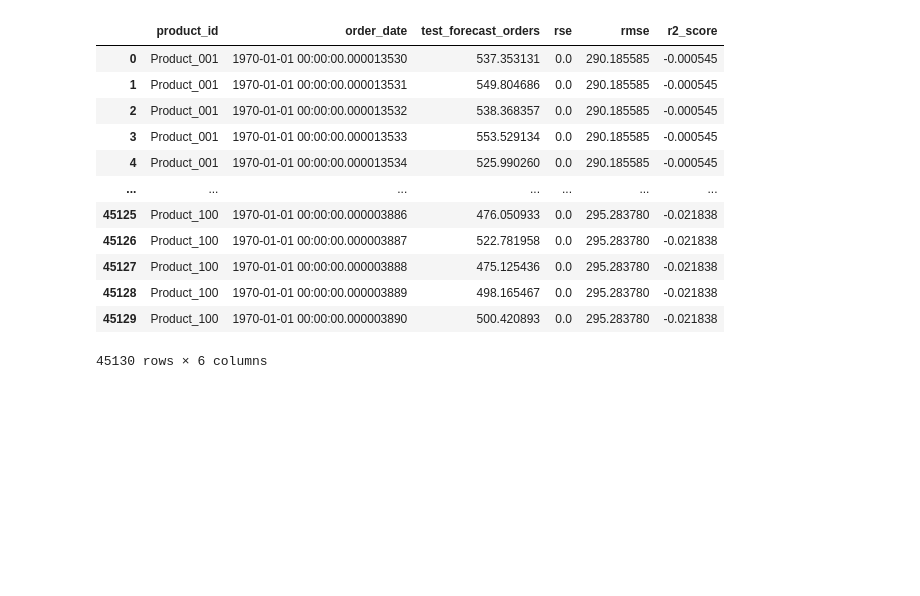
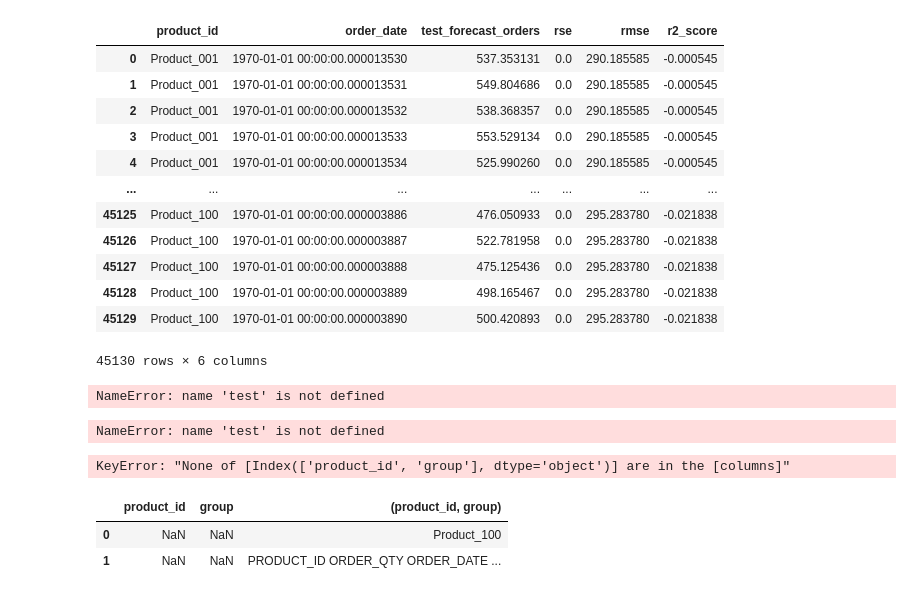
Before and after one commit to diptibhunde/ManufacturingRepo, a Jupyter notebook: Saiteja/Untitled.ipynb, the cells around one changed output. Cells and saved outputs as stored; diff of their text form; code cells hidden in the pictures; blank space fills up the shorter version.

```diff
--- a/Saiteja/Untitled.ipynb
+++ b/Saiteja/Untitled.ipynb
@@ -265,3 +265,28 @@ test_results
 | 45128 | Product_100 | 1970-01-01 00:00:00.000003889 | 498.165467 | 0.0 | 295.283780 | -0.021838 |
 | 45129 | Product_100 | 1970-01-01 00:00:00.000003890 | 500.420893 | 0.0 | 295.283780 | -0.021838 |
 45130 rows × 6 columns
+# %%
+for product_id, group in grouped_data:
+    test[product_id,group]=product_id,group
+# %% [output]
+NameError: name 'test' is not defined
+# %%
+test[product_id,group]
+# %% [output]
+NameError: name 'test' is not defined
+# %%
+test = df[['product_id','group']]
+# %% [output]
+KeyError: "None of [Index(['product_id', 'group'], dtype='object')] are in the [columns]"
+# %%
+# Initialize an empty DataFrame for forecast results
+test = pd.DataFrame(columns=['product_id','group'])
+# %%
+for product_id, group in grouped_data:
+    test['product_id','group']=product_id,group
+# %%
+test
+# %% [output]
+|  | product_id | group | (product_id, group) |
+| 0 | NaN | NaN | Product_100 |
+| 1 | NaN | NaN | PRODUCT_ID ORDER_QTY ORDER_DATE ... |
```
